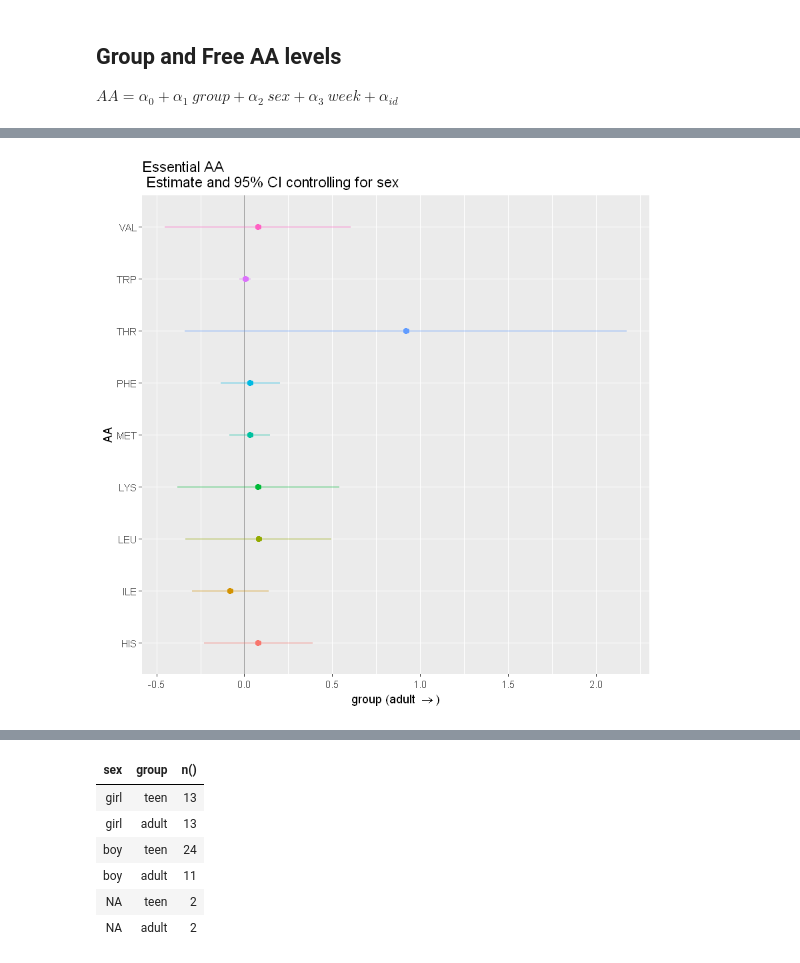
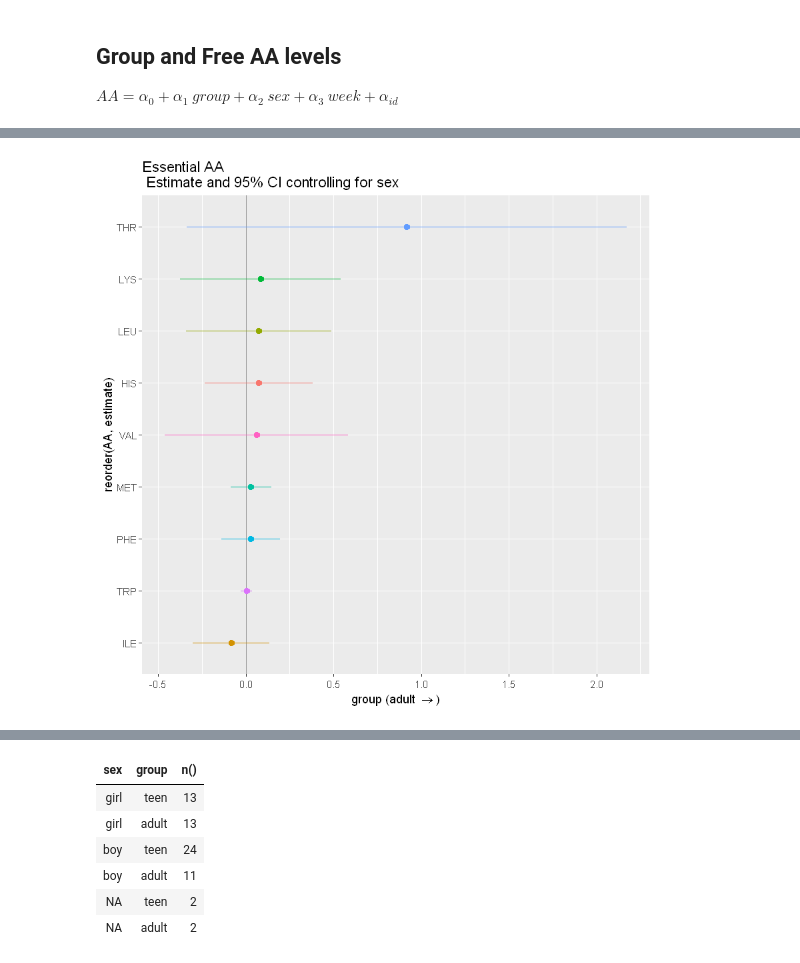
Before and after one commit to notblank/AA-leche-humana, a Jupyter notebook: Report Plots.ipynb, the cells around one changed output, grey strips where cells are left out. Drawn from its saved outputs; the diff is of its cells as text; code cells hidden in the pictures.

```diff
--- a/Report Plots.ipynb
+++ b/Report Plots.ipynb
@@ -152,7 +152,7 @@ AA_E_Long <-
     AA_E_Long %>%
         mutate(week = gsub(".*Calostrum.*", "1", weekNames)) %>%
         mutate(week = gsub(".*Transition.*", "2", week)) %>%
-        mutate(week = gsub(".*Mature2m.*", "4", week)) %>%
+        mutate(week = gsub(".*Mature2m.*", "8", week)) %>%
         mutate(week = gsub(".*Mature4m.*", "16", week)) %>%
         mutate(week = as.numeric(week))
 
@@ -590,13 +686,13 @@ groupCoef_NE_G
 # %%
 #png(filename="./plots/EAA_G_given_S_coeff.png", units="cm", width=20, height=20, res = 300)
-ggplot(groupCoef_E_G, aes(x = AA, y = estimate, color = AA)) +
+ggplot(groupCoef_E_G, aes(x = reorder(AA, estimate), y = estimate, color = AA)) +
     geom_hline(yintercept = 0, alpha = 0.4) +
     geom_point() + geom_pointrange( aes(x = AA, ymin = estimate - 2*std.error, ymax = estimate + 2*std.error)) +
     theme(legend.position = "none") +
-    coord_flip() + ylab(TeX('group (adult $\\rightarrow$)')) +
-    ggtitle('Essential AA \n Estimate and 95% CI controlling for sex')
+    coord_flip() +
+    ggtitle('Essential AA \n Estimate and 95% CI controlling for sex') + ylab(TeX('group (adult $\\rightarrow$)'))
 #dev.off()
 # %% [output]
-[figure, old version]
+[figure, new version]
 # %%
 #png(filename="./plots/EAA_S_given_G_coeff.png", units="cm", width=20, height=20, res = 300)
```
Also changed, not shown: parts of 46 cells of this notebook, 22 other files.
